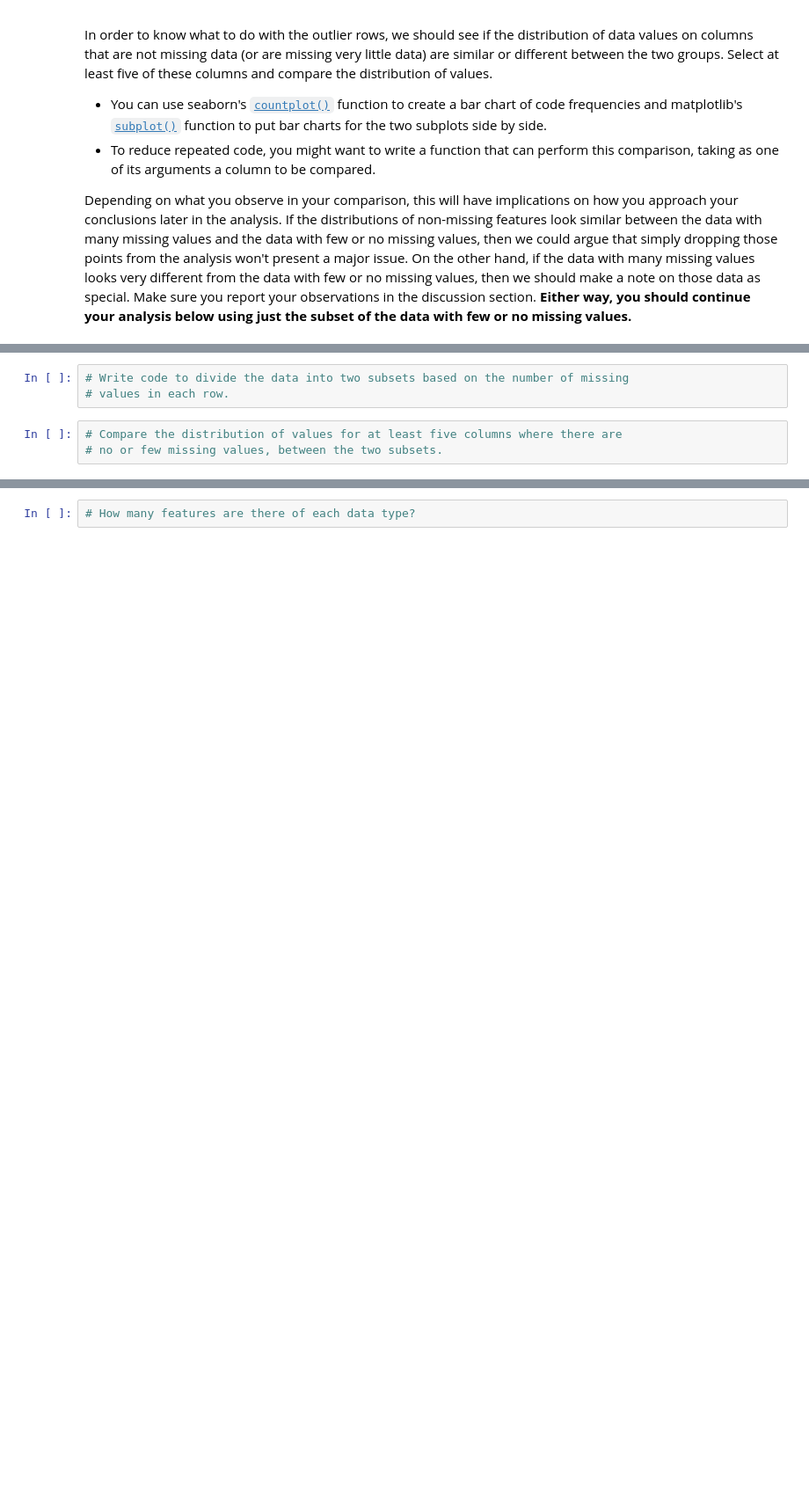
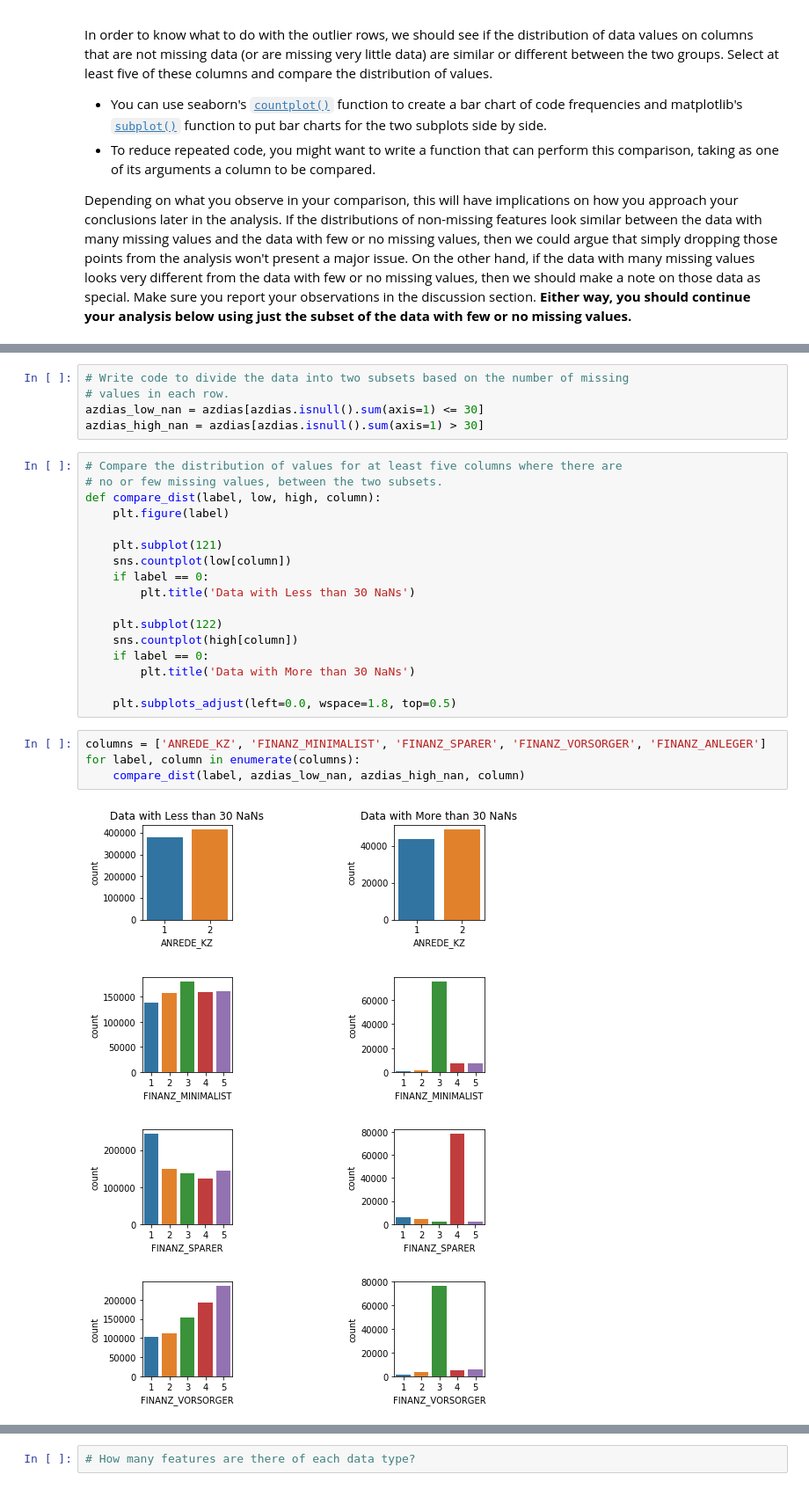
Before and after one commit to buncem/identify-customer-segments, a Jupyter notebook: Identify_Customer_Segments.ipynb, the cells around one changed output, grey strips where cells are left out. Shown at 88% size. Saved outputs shown, nothing was run; the diff lists cells and outputs as text; blank space fills up the shorter version.

```diff
--- a/Identify_Customer_Segments.ipynb
+++ b/Identify_Customer_Segments.ipynb
@@ -162,6 +166,31 @@ Depending on what you observe in your comparison, this will have implications on
 # %%
 # Write code to divide the data into two subsets based on the number of missing
 # values in each row.
+azdias_low_nan = azdias[azdias.isnull().sum(axis=1) <= 30]
+azdias_high_nan = azdias[azdias.isnull().sum(axis=1) > 30]
 # %%
 # Compare the distribution of values for at least five columns where there are
 # no or few missing values, between the two subsets.
+def compare_dist(label, low, high, column):
+    plt.figure(label)
+
+    plt.subplot(121)
+    sns.countplot(low[column])
+    if label == 0:
+        plt.title('Data with Less than 30 NaNs')
+
+    plt.subplot(122)
+    sns.countplot(high[column])
+    if label == 0:
+        plt.title('Data with More than 30 NaNs')
+
+    plt.subplots_adjust(left=0.0, wspace=1.8, top=0.5)
+# %%
+columns = ['ANREDE_KZ', 'FINANZ_MINIMALIST', 'FINANZ_SPARER', 'FINANZ_VORSORGER', 'FINANZ_ANLEGER']
+for label, column in enumerate(columns):
+    compare_dist(label, azdias_low_nan, azdias_high_nan, column)
+# %% [output]
+[figure, added]
+[figure, added]
+[figure, added]
+[figure, added]
```
Also changed, not shown: parts of 6 cells of this notebook.
